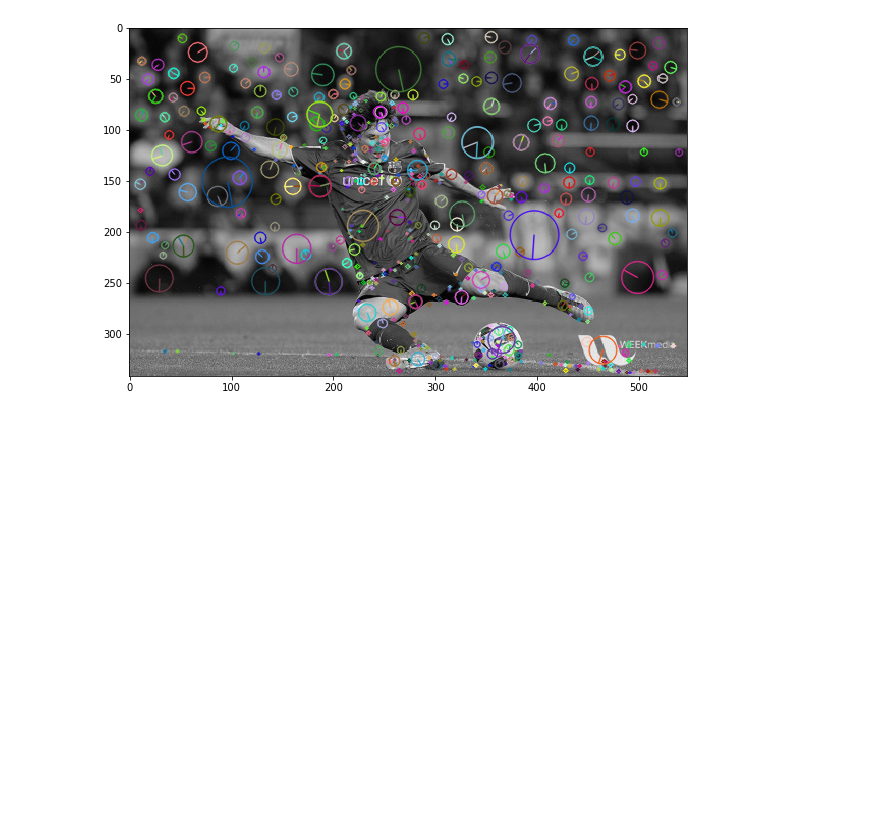
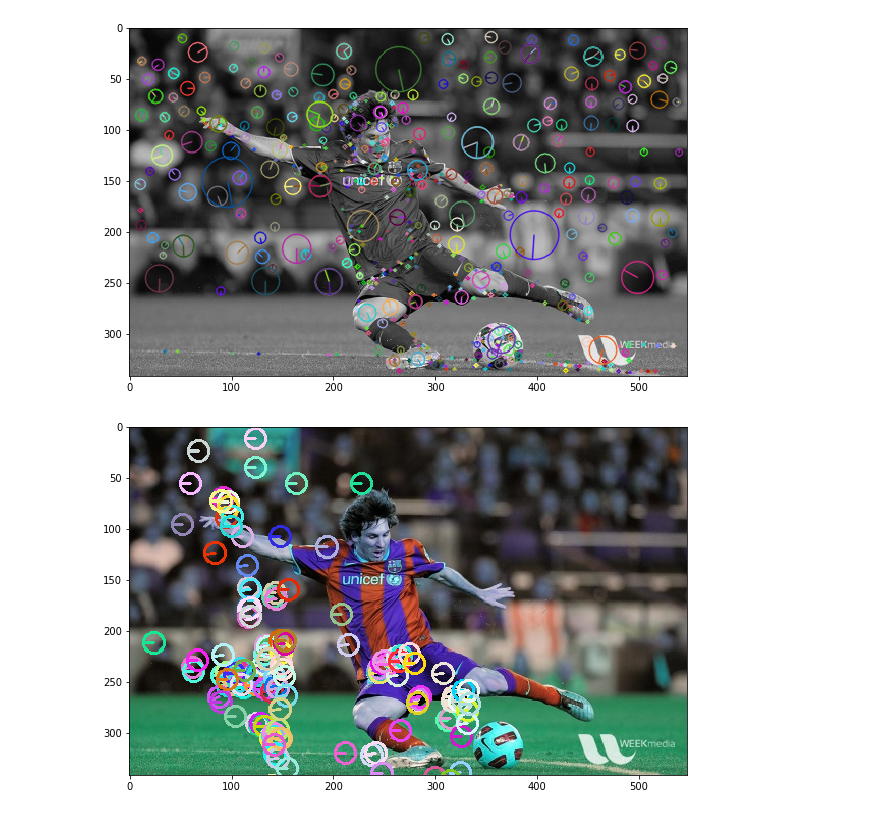
Before and after one commit to mananpal1997/Practical-OpenCV-Guide, a Jupyter notebook: OpenCV_Brief_Guide/6_MoreOnFeatures.ipynb, the cells around one changed output. Cells and saved outputs as stored; diff of their text form; code cells hidden in the pictures; blank space fills up the shorter version.

Commit message:
added my shitty implementation of SIFT, need to improve!

```diff
--- a/OpenCV_Brief_Guide/6_MoreOnFeatures.ipynb
+++ b/OpenCV_Brief_Guide/6_MoreOnFeatures.ipynb
@@ -84,0 +593,19 @@ plt.show()
+# %%
+image = cv2.imread("../resources/messi.jpg")
+
+sift = SIFT(image, 4, 2)
+
+sift.build_scale_space()
+sift.detect_extrema()
+sift.assign_orientation()
+sift.generate_features()
+
+out = sift.draw_keypoints()
+
+fig = plt.figure()
+fig.set_size_inches(10, 10)
+fig.add_subplot(1,1,1)
+plt.imshow(out)
+plt.show()
+# %% [output]
+[figure, added]
```
Also changed, not shown: parts of 1 cell of this notebook.
